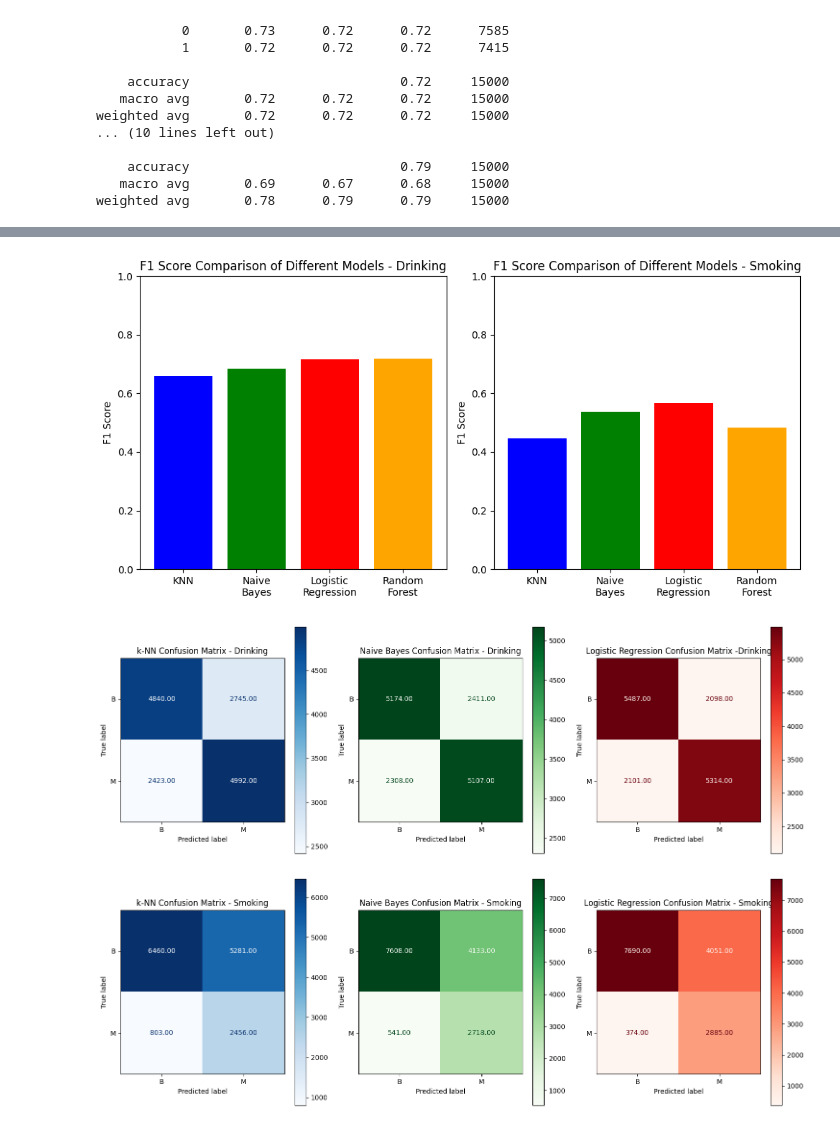
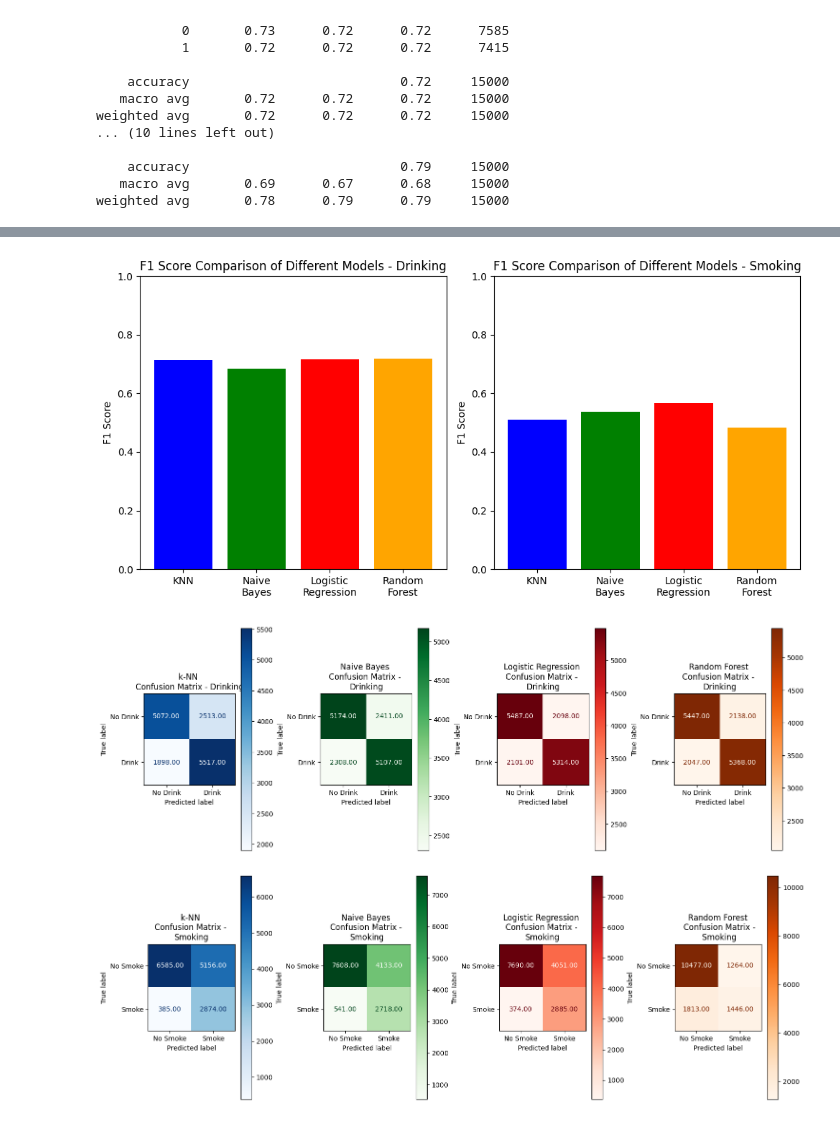
Before and after one commit to k-m-abrar-ahsan/Smoking-and-Drinking-Dataset-with-body-signal, a Jupyter notebook: main.ipynb, the cells around one changed output, grey strips where cells are left out. Saved outputs shown, nothing was run; the diff lists cells and outputs as text; code cells hidden in the pictures.

```diff
--- a/main.ipynb
+++ b/main.ipynb
@@ -297,7 +297,7 @@ X_train_standardized_smoke = scaler_smoke.fit_transform(X_train_resampled_smoke)
 X_test_standarized_drink = scaler_drink.transform(X_test)
 X_test_standarized_smoke = scaler_smoke.transform(X_test)
 # %%
-knn_classifier = KNeighborsClassifier(n_neighbors =3)
+knn_classifier = KNeighborsClassifier(n_neighbors =35)
 knn_classifier.fit(X_train_standardized_drink, y_train_resampled_drink)
 
 knn_pred_drink = knn_classifier.predict(X_test_standarized_drink)
@@ -310,7 +310,7 @@ print(f'Accuracy: {knn_accuracy_drink:.4f}')
 print('\nClassification Report:')
 print(class_report_drink)
 
-knn_classifier = KNeighborsClassifier(n_neighbors =3)
+knn_classifier = KNeighborsClassifier(n_neighbors =35)
 knn_classifier.fit(X_train_standardized_drink, y_train_resampled_drink)
 
 knn_pred_smoke = knn_classifier.predict(X_test_standarized_drink)
@@ -592,50 +592,64 @@ ax2.set_title('F1 Score Comparison of Different Models - Smoking')
 plt.tight_layout()
 plt.show()
 # %% [output]
-[figure, old version]
+[figure, new version]
 # %%
-
+# Generate confusion matrices for Drinking Prediction
 knn_conf_matrix_1 = confusion_matrix(y_drink_test, knn_pred_drink)
+rf_conf_matrix_1 = confusion_matrix(y_drink_test, rf_pred_drink)
 nb_conf_matrix_1 = confusion_matrix(y_drink_test, nb_pred_drink)
 logreg_conf_matrix_1 = confusion_matrix(y_drink_test, logreg_pred_drink)
 
-fig, axes = plt.subplots(1, 3, figsize=(15, 5))
+# Plot for Drinking Prediction
+fig, axes = plt.subplots(1, 4, figsize=(15, 5))
 
-disp_knn_1 = ConfusionMatrixDisplay(knn_conf_matrix_1, display_labels = ['B', 'M'])
+disp_knn_1 = ConfusionMatrixDisplay(knn_conf_matrix_1, display_labels = ['No Drink', 'Drink'])
 disp_knn_1.plot(ax = axes[0], cmap = plt.cm.Blues, values_format = '.2f')
-axes[0].set_title('k-NN Confusion Matrix - Drinking')
+axes[0].set_title('k-NN \nConfusion Matrix - Drinking')
 
-disp_nb_1 = ConfusionMatrixDisplay(nb_conf_matrix_1, display_labels = ['B', 'M'])
-disp_nb_1.plot(ax = axes[1], cmap = plt.cm.Greens, values_format = '.2f')
-axes[1].set_title('Naive Bayes Confusion Matrix - Drinking')
+disp_rf_1 = ConfusionMatrixDisplay(rf_conf_matrix_1, display_labels=['No Drink', 'Drink'])
+disp_rf_1.plot(ax=axes[3], cmap=plt.cm.Oranges, values_format='.2f')
+axes[3].set_title('Random Forest \nConfusion Matrix - \nDrinking')
 
-disp_logreg_1 = ConfusionMatrixDisplay(logreg_conf_matrix_1, display_labels = ['B', 'M'])
-disp_logreg_1.plot(ax = axes[2], cmap = plt.cm.Reds, values_format = '.2f')
-axes[2].set_title('Logistic Regression Confusion Matrix -Drinking')
+disp_nb_1 = ConfusionMatrixDisplay(nb_conf_matrix_1, display_labels=['No Drink', 'Drink'])
+disp_nb_1.plot(ax=axes[1], cmap=plt.cm.Greens, values_format='.2f')
+axes[1].set_title('Naive Bayes \nConfusion Matrix - \nDrinking')
+
+disp_logreg_1 = ConfusionMatrixDisplay(logreg_conf_matrix_1, display_labels=['No Drink', 'Drink'])
+disp_logreg_1.plot(ax=axes[2], cmap=plt.cm.Reds, values_format='.2f')
+axes[2].set_title('Logistic Regression \nConfusion Matrix - \nDrinking')
 
 plt.tight_layout()
 plt.show()
 
+# Generate confusion matrices for Smoking Prediction
 knn_conf_matrix_2 = confusion_matrix(y_smoke_test, knn_pred_smoke)
+rf_conf_matrix_2 = confusion_matrix(y_smoke_test, rf_pred_smoke)
 nb_conf_matrix_2 = confusion_matrix(y_smoke_test, nb_pred_smoke)
 logreg_conf_matrix_2 = confusion_matrix(y_smoke_test, logreg_pred_smoke)
 
-fig, axes = plt.subplots(1, 3, figsize=(15, 5))
+# Plot for Smoking Prediction
+fig, axes = plt.subplots(1, 4, figsize=(15, 5))
 
-disp_knn_2 = ConfusionMatrixDisplay(knn_conf_matrix_2, display_labels = ['B', 'M'])
+
+disp_knn_2 = ConfusionMatrixDisplay(knn_conf_matrix_2, display_labels = ['No Smoke', 'Smoke'])
 disp_knn_2.plot(ax = axes[0], cmap = plt.cm.Blues, values_format = '.2f')
-axes[0].set_title('k-NN Confusion Matrix - Smoking')
+axes[0].set_title('k-NN \nConfusion Matrix - \nSmoking')
 
-disp_nb_2 = ConfusionMatrixDisplay(nb_conf_matrix_2, display_labels = ['B', 'M'])
-disp_nb_2.plot(ax = axes[1], cmap = plt.cm.Greens, values_format = '.2f')
-axes[1].set_title('Naive Bayes Confusion Matrix - Smoking')
+disp_rf_2 = ConfusionMatrixDisplay(rf_conf_matrix_2, display_labels=['No Smoke', 'Smoke'])
+disp_rf_2.plot(ax=axes[3], cmap=plt.cm.Oranges, values_format='.2f')
+axes[3].set_title('Random Forest\n Confusion Matrix -\n Smoking')
 
-disp_logreg_2 = ConfusionMatrixDisplay(logreg_conf_matrix_2, display_labels = ['B', 'M'])
-disp_logreg_2.plot(ax = axes[2], cmap = plt.cm.Reds, values_format = '.2f')
-axes[2].set_title('Logistic Regression Confusion Matrix - Smoking')
+disp_nb_2 = ConfusionMatrixDisplay(nb_conf_matrix_2, display_labels=['No Smoke', 'Smoke'])
+disp_nb_2.plot(ax=axes[1], cmap=plt.cm.Greens, values_format='.2f')
+axes[1].set_title('Naive Bayes \nConfusion Matrix - \nSmoking')
+
+disp_logreg_2 = ConfusionMatrixDisplay(logreg_conf_matrix_2, display_labels=['No Smoke', 'Smoke'])
+disp_logreg_2.plot(ax=axes[2], cmap=plt.cm.Reds, values_format='.2f')
+axes[2].set_title('Logistic Regression \nConfusion Matrix - \nSmoking')
 
 plt.tight_layout()
 plt.show()
 # %% [output]
-[figure, old version]
+[figure, new version]
-[figure, old version]
+[figure, new version]
```
Also changed, not shown: parts of 5 cells of this notebook.
